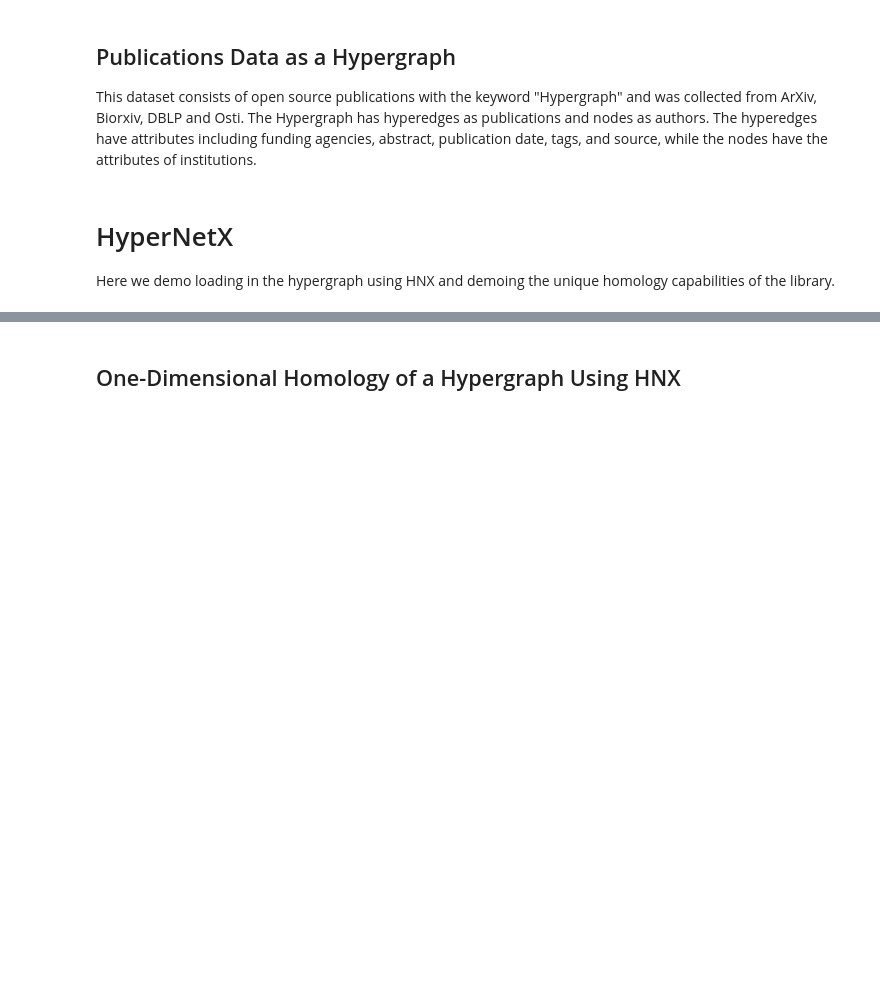
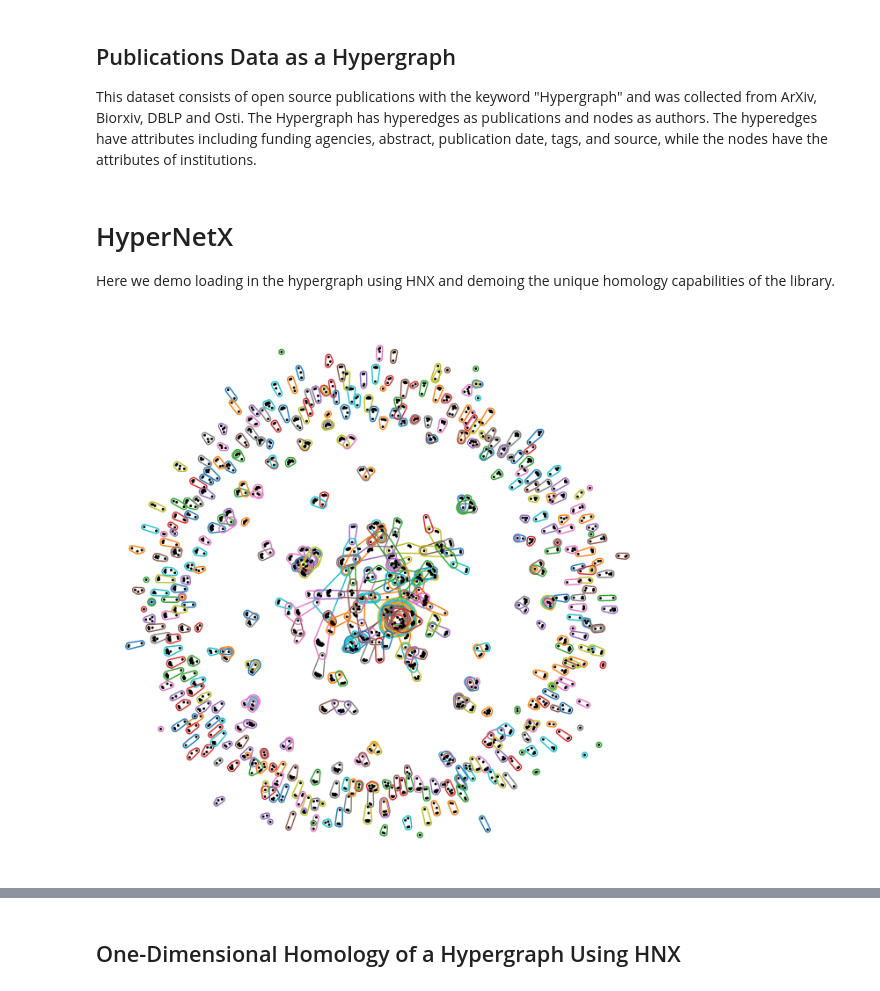
Before and after one commit to pszufe/HIF-standard, a Jupyter notebook: tutorials/HIF-demo.ipynb, the cells around one changed output, grey strips where cells are left out. Cells and saved outputs as stored; diff of their text form; code cells hidden in the pictures; blank space fills up the shorter version.

```diff
--- a/tutorials/HIF-demo.ipynb
+++ b/tutorials/HIF-demo.ipynb
@@ -40,12 +36,13 @@ pos = xgi.pairwise_spring_layout(H_xgi)
 # %%
 hnx.draw(
     H_hnx,
-    pos=pos,
     with_edge_labels=False,
     with_node_labels=False,
     node_radius=0.2,
     edges_kwargs={"lw": 0.5},
 )
+# %% [output]
+[figure, added]
 # %%
 # Getting the main connected component of hypergraph
 import numpy as np
```
Also changed, not shown: parts of 11 cells of this notebook, 2 other files.
